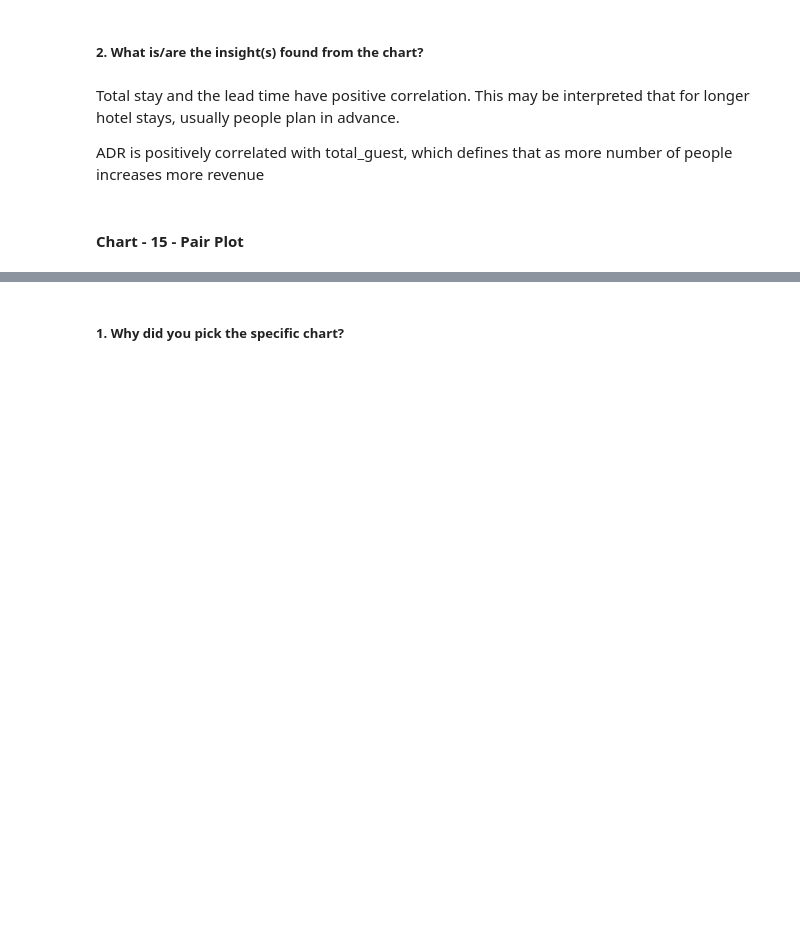
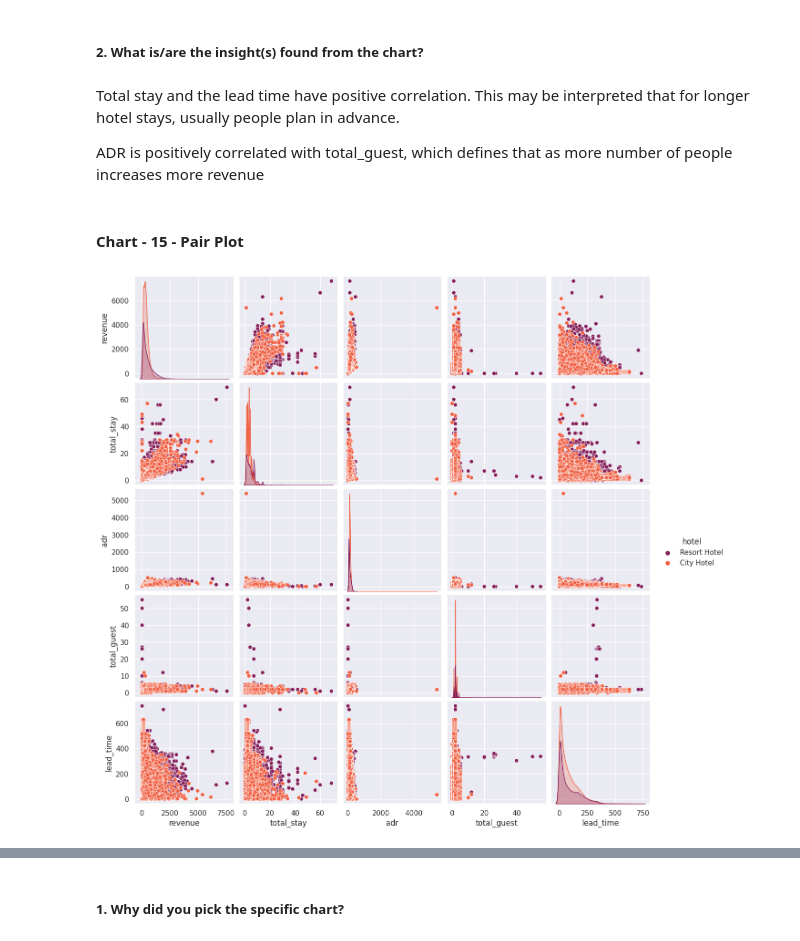
Before and after one commit to vivekMishra121/Hotel_Booking_Analysis_EDA, a Jupyter notebook: Hotel_Booking_Analysis_EDA.ipynb, the cells around one changed output, grey strips where cells are left out. Drawn from its saved outputs; the diff is of its cells as text; code cells hidden in the pictures; blank space fills up the shorter version.

```diff
--- a/Hotel_Booking_Analysis_EDA.ipynb
+++ b/Hotel_Booking_Analysis_EDA.ipynb
@@ -1012,0 +997,6 @@ ADR is positively correlated with total_guest, which defines that as more number
+# %%
+# create a Pairplot to understand the relationship among various variables at a time
+sns.pairplot(df,vars=['revenue','total_stay','adr','total_guest','lead_time'],hue='hotel',palette='rocket')
+plt.show()
+# %% [output]
+[figure, added]
```
Also changed, not shown: parts of 9 cells of this notebook.
